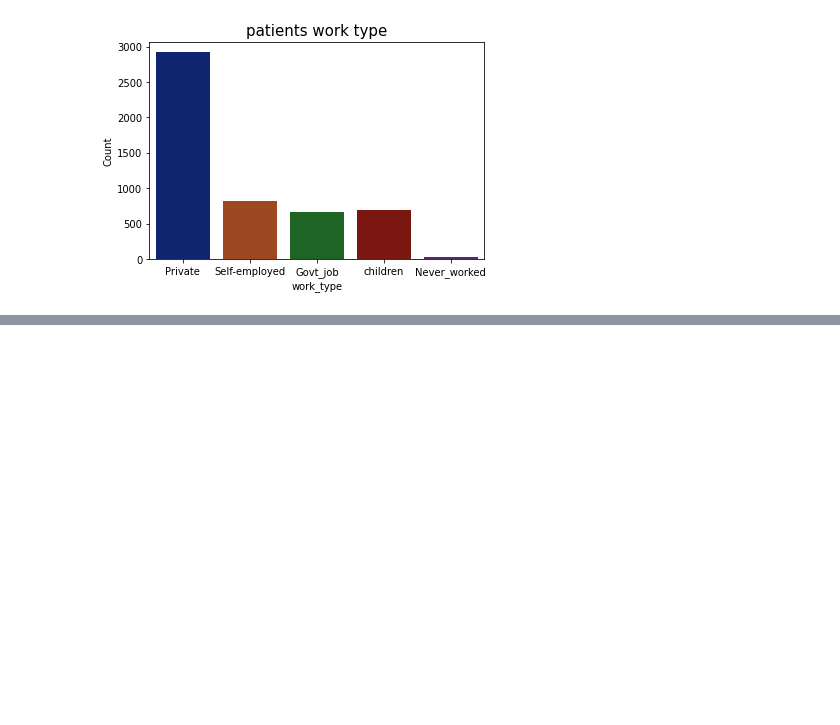
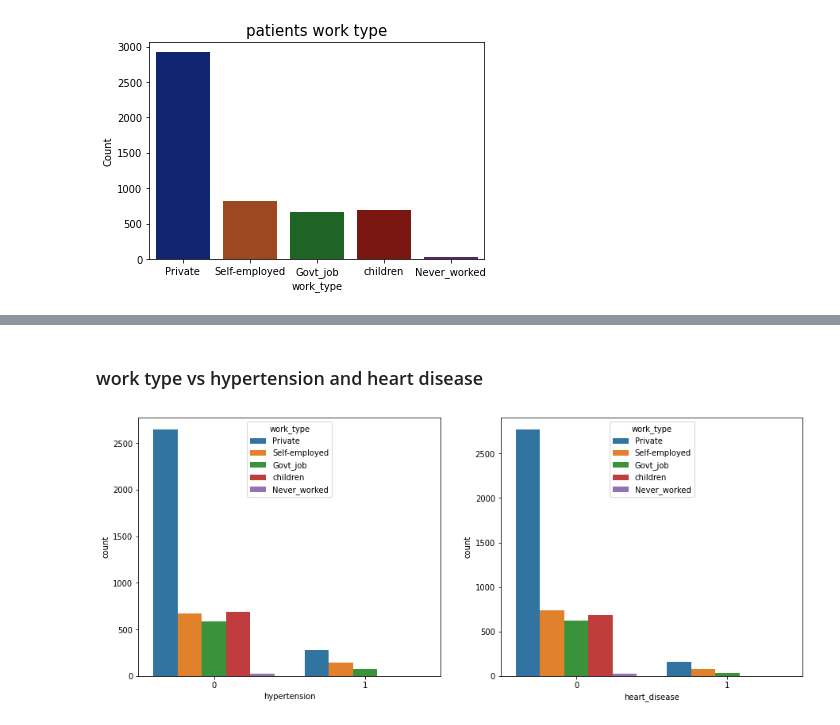
Before and after one commit to alanjoe12/EDA-Exploratory-data-analysis-, a Jupyter notebook: healthcare-dataset-stroke-data/healthcare-dataset-stroke-data.ipynb, the cells around one changed output, grey strips where cells are left out. Cells and saved outputs as stored; diff of their text form; code cells hidden in the pictures; blank space fills up the shorter version.

```diff
--- a/healthcare-dataset-stroke-data/healthcare-dataset-stroke-data.ipynb
+++ b/healthcare-dataset-stroke-data/healthcare-dataset-stroke-data.ipynb
@@ -152,0 +195,8 @@ Text(0, 0.5, 'Count')
+# %% [markdown]
+### work type vs hypertension and heart disease
+# %%
+fig, ax = plt.subplots(nrows=1, ncols=2, figsize=(15, 6))
+sns.countplot(data=data, x='hypertension', hue='work_type', ax=ax[0]);
+sns.countplot(data=data, x='heart_disease', hue='work_type', ax=ax[1]);
+# %% [output]
+[figure, added]
```
Also changed, not shown: parts of 13 cells of this notebook.
